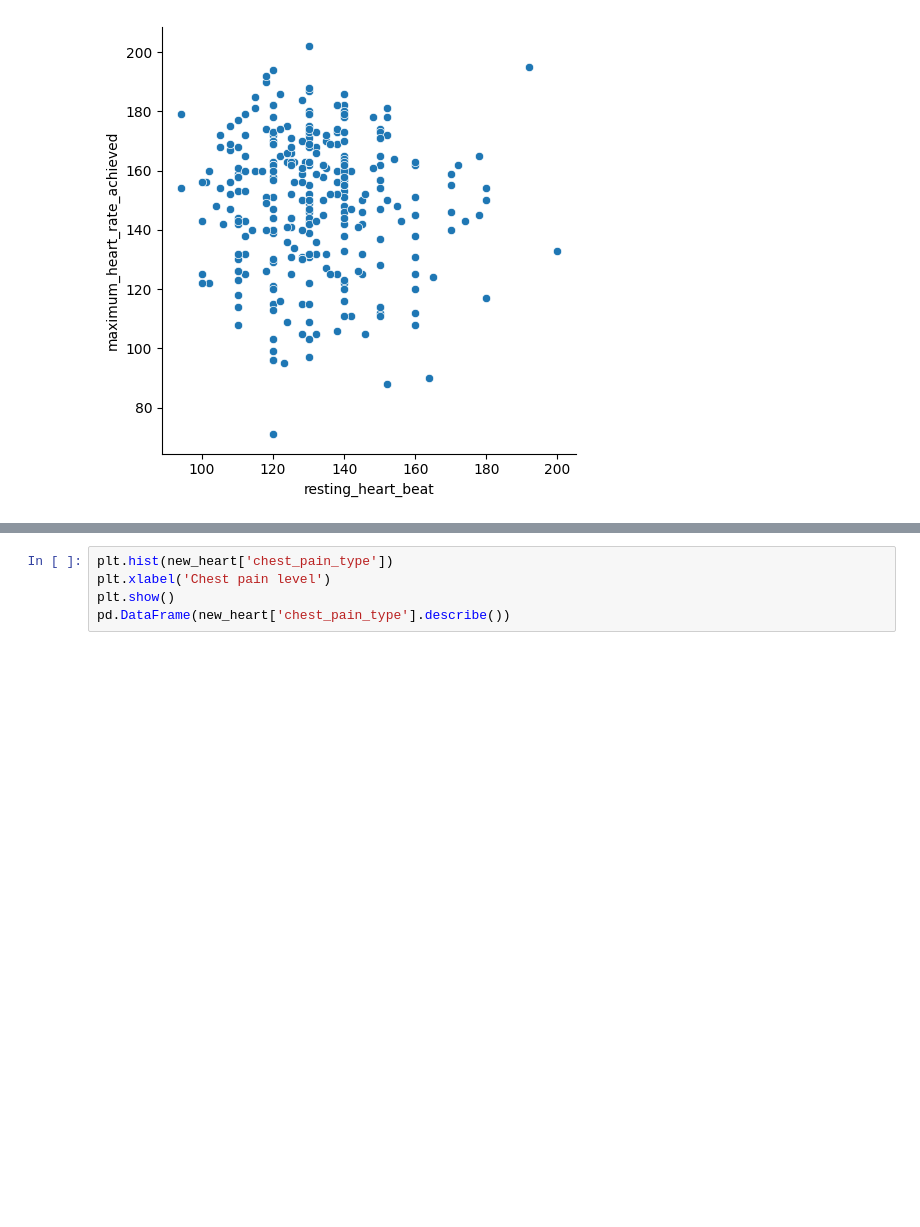
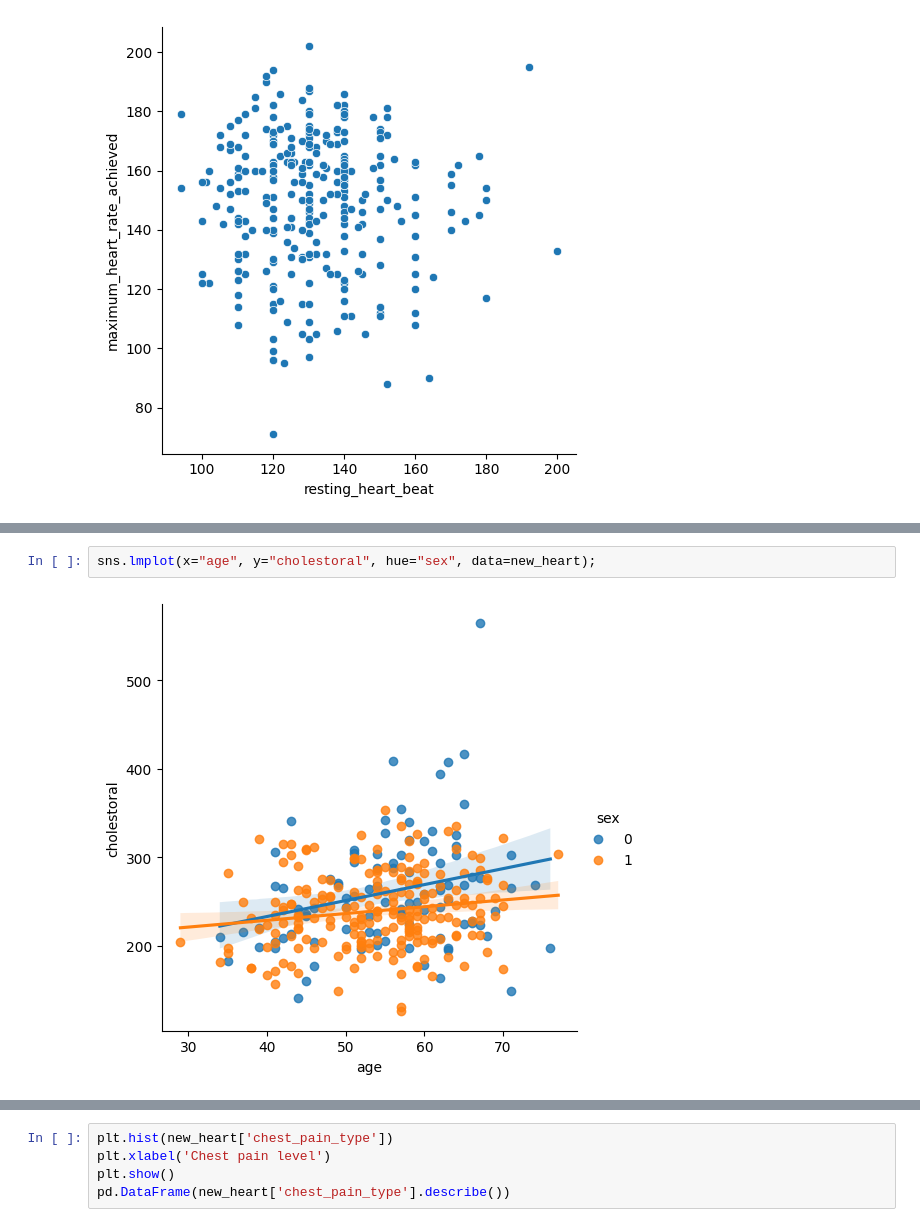
Before and after one commit to jdwatson08/Heart-Disease-Model, a Jupyter notebook: Heart_project.ipynb, the cells around one changed output, grey strips where cells are left out. Cells and saved outputs as stored; diff of their text form; blank space fills up the shorter version.

```diff
--- a/Heart_project.ipynb
+++ b/Heart_project.ipynb
@@ -168,0 +172,4 @@ dtype: float64
+# %%
+sns.lmplot(x="age", y="cholestoral", hue="sex", data=new_heart);
+# %% [output]
+[figure, added]
```
Also changed, not shown: parts of 13 cells of this notebook.
